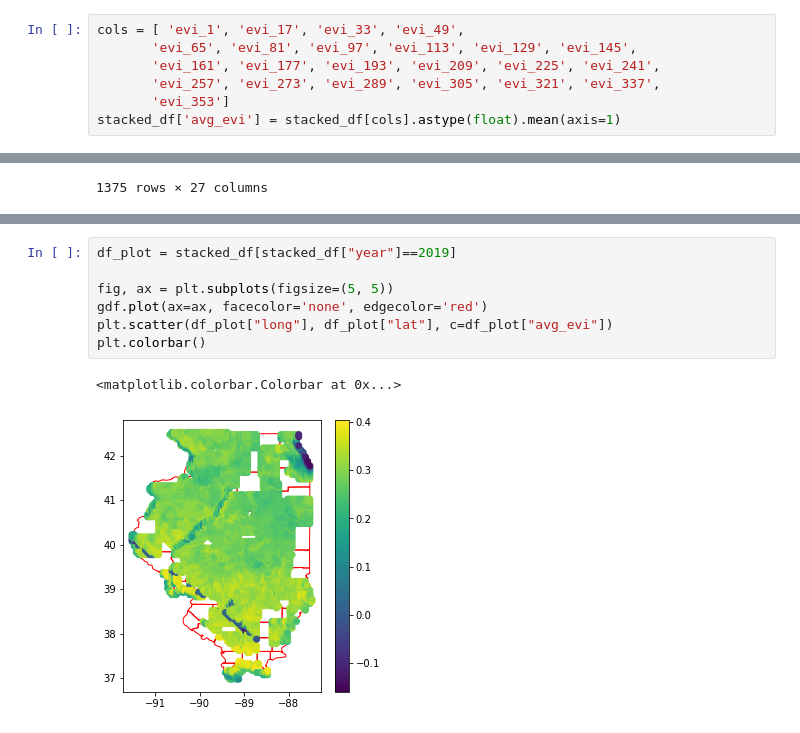
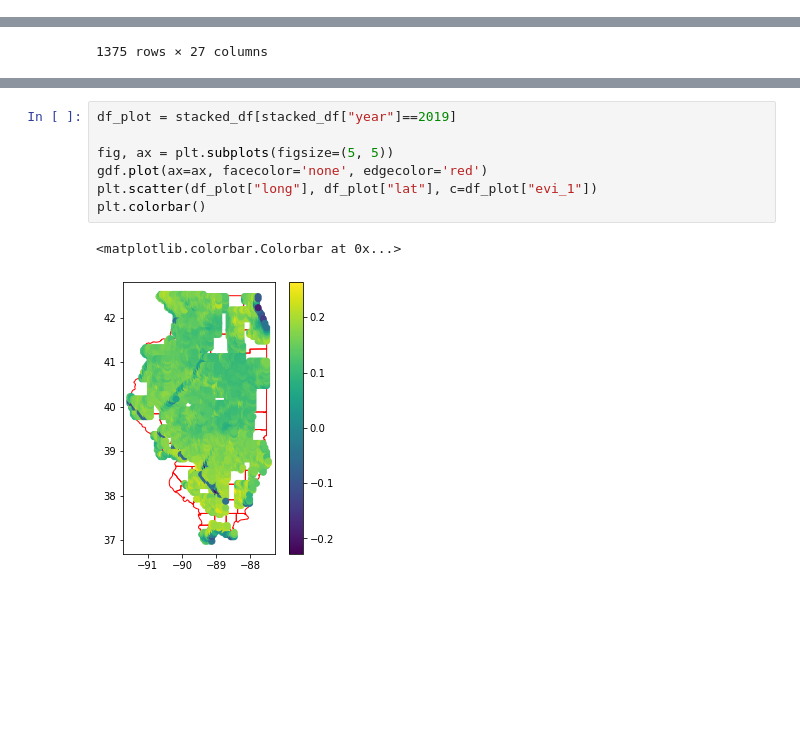
Before and after one commit to shivanp/crop-yield, a Jupyter notebook: main_notebook.ipynb, the cells around one changed output, grey strips where cells are left out. Saved outputs shown, nothing was run; the diff lists cells and outputs as text; blank space fills up the shorter version.

```diff
--- a/main_notebook.ipynb
+++ b/main_notebook.ipynb
@@ -213,7 +204,0 @@ Index(['year', 'county', 'long', 'lat', 'evi_1', 'evi_17', 'evi_33', 'evi_49',
-# %%
-cols = [ 'evi_1', 'evi_17', 'evi_33', 'evi_49',
-       'evi_65', 'evi_81', 'evi_97', 'evi_113', 'evi_129', 'evi_145',
-       'evi_161', 'evi_177', 'evi_193', 'evi_209', 'evi_225', 'evi_241',
-       'evi_257', 'evi_273', 'evi_289', 'evi_305', 'evi_321', 'evi_337',
-       'evi_353']
-stacked_df['avg_evi'] = stacked_df[cols].astype(float).mean(axis=1)
@@ -260,10 +222,10 @@ Text(0.5, 1.0, 'Average EVI')
 # %%
 df_plot = stacked_df[stacked_df["year"]==2019]
 
 fig, ax = plt.subplots(figsize=(5, 5))
 gdf.plot(ax=ax, facecolor='none', edgecolor='red')
-plt.scatter(df_plot["long"], df_plot["lat"], c=df_plot["avg_evi"])
+plt.scatter(df_plot["long"], df_plot["lat"], c=df_plot["evi_1"])
 plt.colorbar()
 # %% [output]
 <matplotlib.colorbar.Colorbar at 0x...>
-[figure, old version]
+[figure, new version]
```
Also changed, not shown: parts of 9 cells of this notebook, 1 other file.
